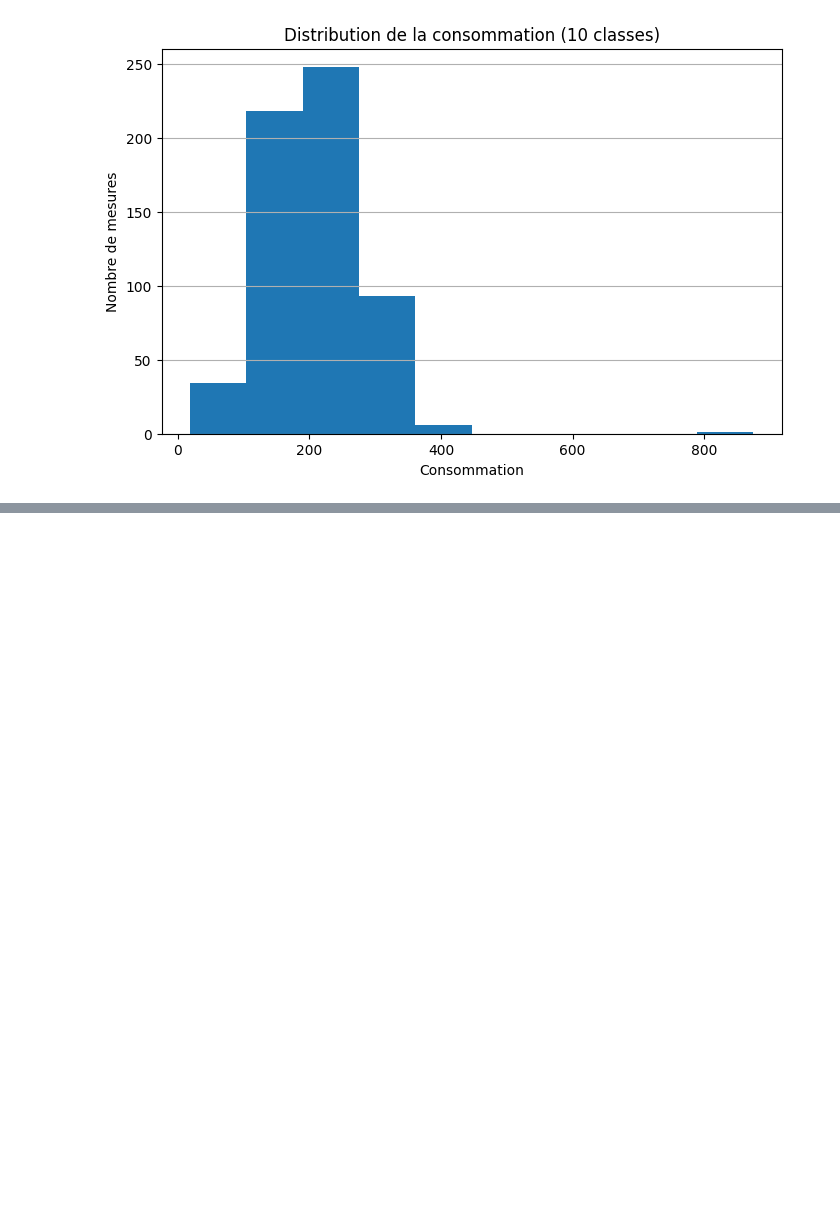
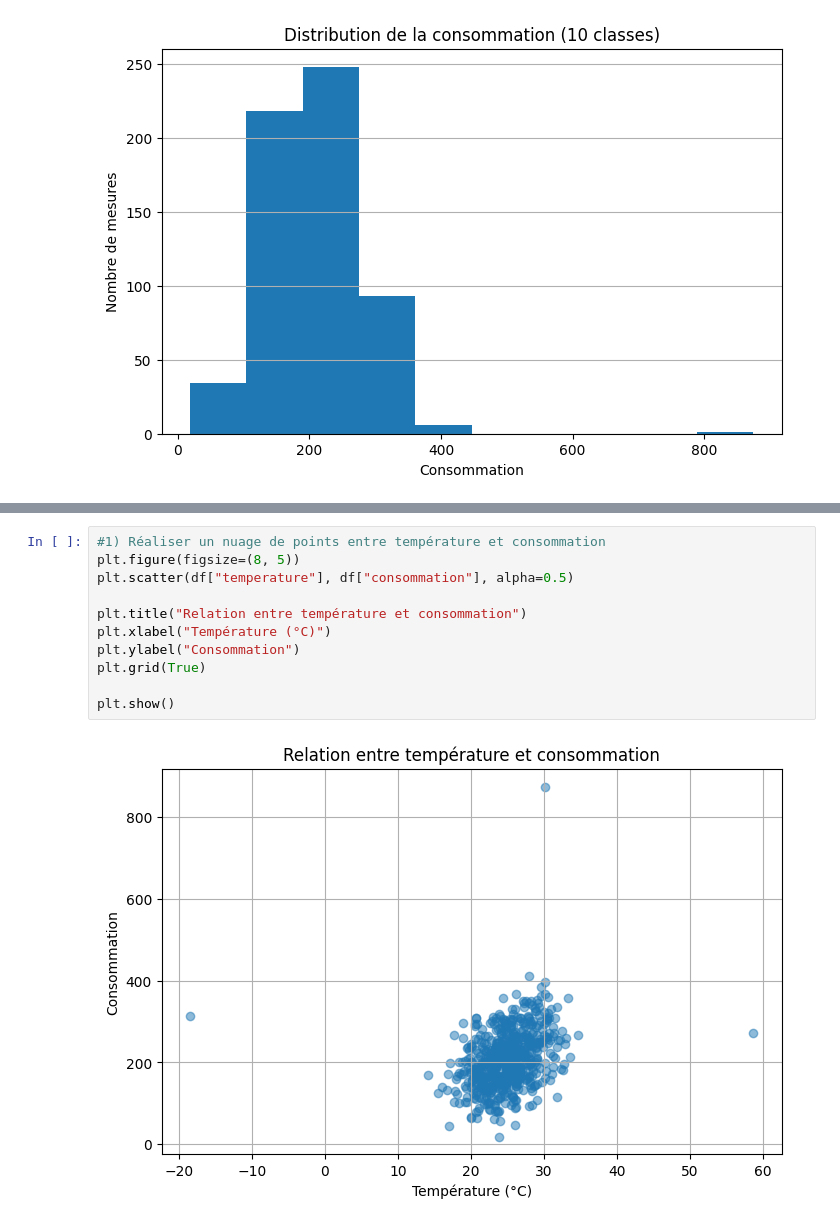
Before and after one commit to Mayra-99/atelier_matplotlib_iot, a Jupyter notebook: notebooks/atelier_matplotlib_iot.ipynb, the cells around one changed output, grey strips where cells are left out. Saved outputs shown, nothing was run; the diff lists cells and outputs as text; blank space fills up the shorter version.

Commit message:
Partie 4 : nuage de points temperature vs consommation

```diff
--- a/notebooks/atelier_matplotlib_iot.ipynb
+++ b/notebooks/atelier_matplotlib_iot.ipynb
@@ -229,0 +240,13 @@ Un nombre raisonnable (20, le choix initial de l'énoncé) : un compromis entre
+# %%
+#1) Réaliser un nuage de points entre température et consommation
+plt.figure(figsize=(8, 5))
+plt.scatter(df["temperature"], df["consommation"], alpha=0.5)
+
+plt.title("Relation entre température et consommation")
+plt.xlabel("Température (°C)")
+plt.ylabel("Consommation")
+plt.grid(True)
+
+plt.show()
+# %% [output]
+[figure, added]
```
Also changed, not shown: parts of 3 cells of this notebook.
